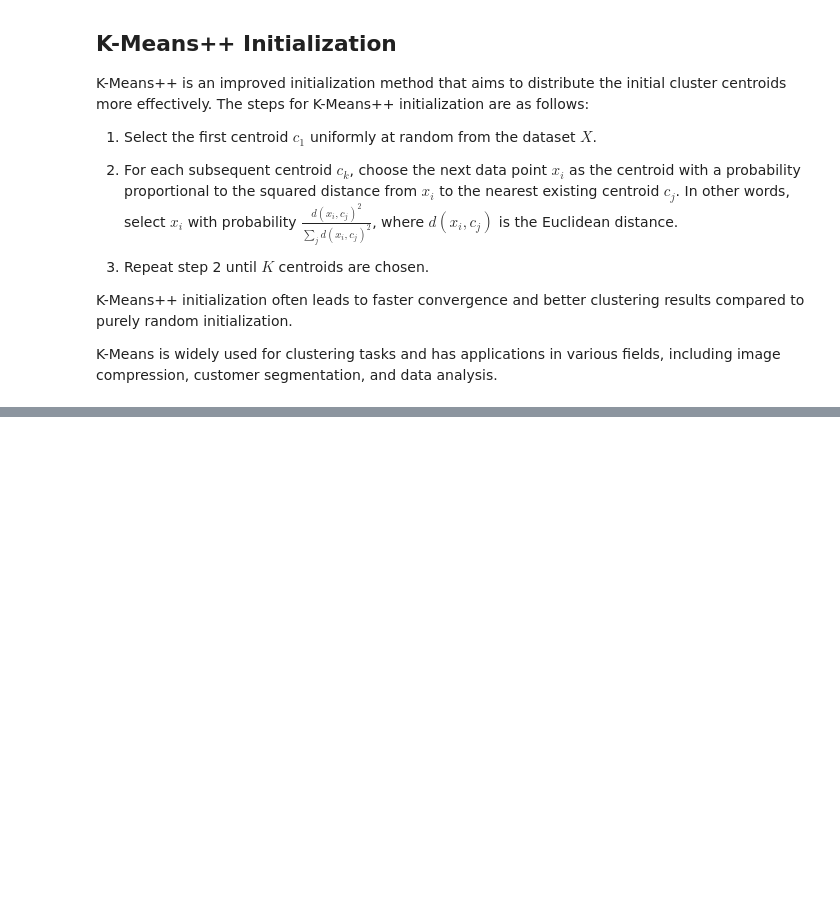
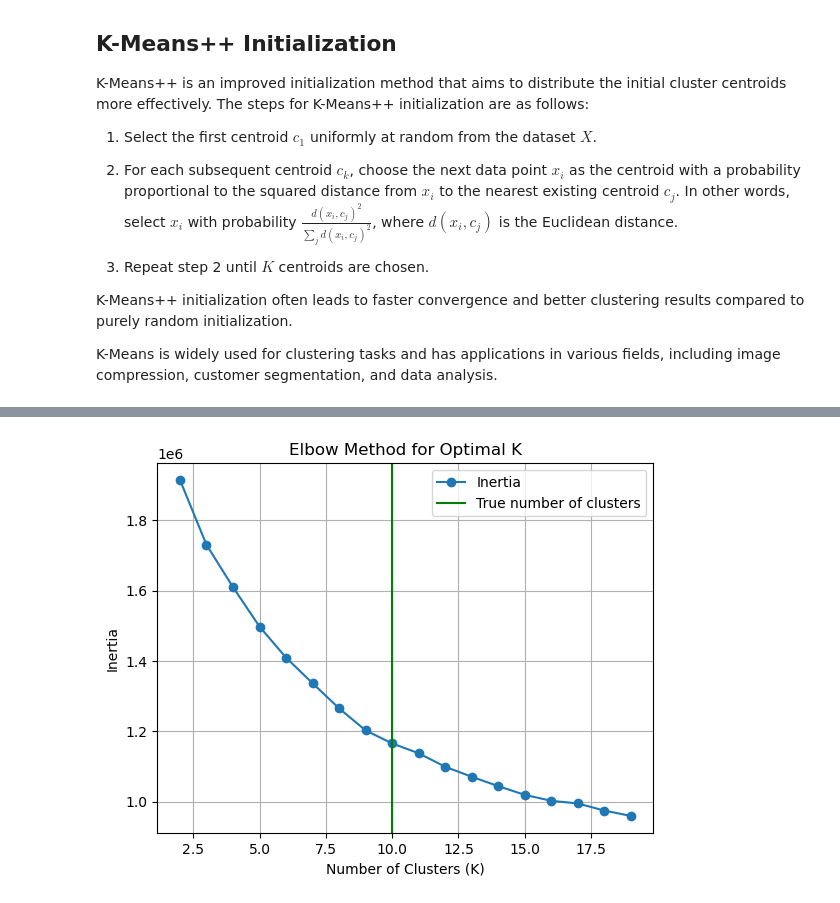
Before and after one commit to insdout/ML-Algorithms-From-Scratch, a Jupyter notebook: KMeans.ipynb, the cells around one changed output, grey strips where cells are left out. Saved outputs shown, nothing was run; the diff lists cells and outputs as text; code cells hidden in the pictures; blank space fills up the shorter version.

Commit message:
added cluster selection

```diff
--- a/KMeans.ipynb
+++ b/KMeans.ipynb
@@ -50,0 +65,40 @@ K-Means is widely used for clustering tasks and has applications in various fiel
+# %%
+from sklearn.cluster import KMeans
+import matplotlib.pyplot as plt
+from sklearn.datasets import make_blobs
+import numpy as np
+from sklearn.datasets import load_iris
+from sklearn.datasets import load_digits
+
+
+
+# Generate synthetic data with three clusters
+centers = 13
+data, _ = make_blobs(n_samples=1000, centers=centers, random_state=42, cluster_std=0.3)
+
+
+# Load the MNIST dataset
+digits= load_digits()
+data = digits.data
+centers = 10
+
+# Instantiate KMeans with different values of K
+inertia = []
+for k in range(2, centers+10):
+    kmeans = KMeans(n_clusters=k, n_init=10)
+    kmeans.fit(data)
+    inertia.append(kmeans.inertia_)
+
+
+# Plot the Elbow curve
+xs = list(range(2, len(inertia)+2))
+plt.plot(xs, inertia, marker='o', label='Inertia')
+plt.axvline(centers, color='g', label='True number of clusters')
+plt.xlabel('Number of Clusters (K)')
+plt.ylabel('Inertia')
+plt.title('Elbow Method for Optimal K')
+plt.legend()
+plt.grid()
+plt.show()
+# %% [output]
+[figure, added]
```
Also changed, not shown: parts of 4 cells of this notebook.
